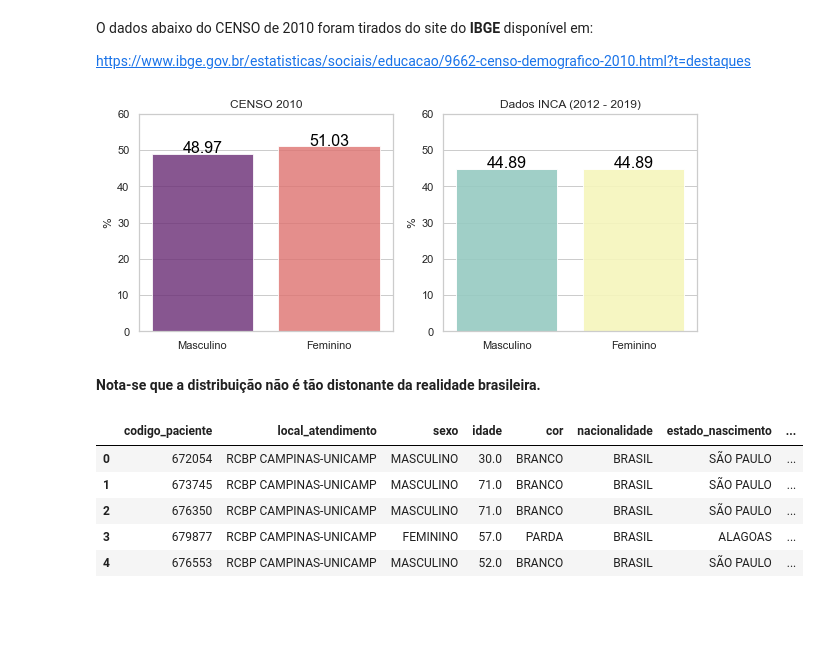
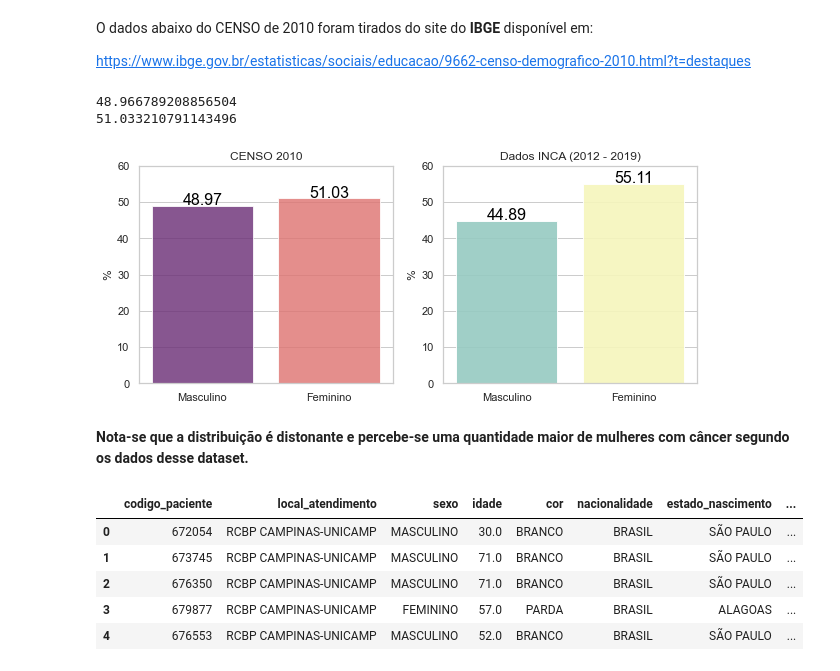
Before and after one commit to AnaPaulaPAraujo/analise_dados_cancer_brasil, a Jupyter notebook: Etapa 1/analise_geral.ipynb, the cells around one changed output. Cells and saved outputs as stored; diff of their text form; code cells hidden in the pictures; blank space fills up the shorter version.

```diff
--- a/Etapa 1/analise_geral.ipynb
+++ b/Etapa 1/analise_geral.ipynb
@@ -327,6 +327,12 @@ mulheres = 97348809
 total2 =  97348809 + 93406990
 censo_percent_h = (homens * 100) / total2
 censo_percent_m = (mulheres * 100) / total2
+
+print(censo_percent_h)
+print(censo_percent_m)
+# %% [output]
+48.966789208856504
+51.033210791143496
 # %%
 # Gráfico de comparação entre a proporção de homens e mulheres no Brasil em 2010 e os dados de pacientes com câncer.
 
@@ -348,37 +354,37 @@ plot1 = sns.barplot(
 for i in plot1.patches:
        plot1.annotate(i.get_height(),
                      (i.get_x() + i.get_width()/2,i.get_height()),
                      ha = 'center', va = 'baseline',
                      color = 'black', xytext=(0,1),
                      textcoords='offset points', fontsize=16)
 
 
 # Gráfico dados do INCA
 
 ax2.set_title('Dados INCA (2012 - 2019)')
 ax2.set_ylabel('%')
 ax2.set(ylim = (0,60))
 plot2 = sns.barplot(
         x = ['Masculino', 'Feminino'],
-        y = [round(df_percent_m,2), round(df_percent_m,2)],
+        y = [round(df_percent_m,2), round(df_percent_f,2)],
         palette = 'Set3',
         alpha = .9,
         ax = ax2
 )
 
 for i in plot2.patches:
        plot2.annotate(i.get_height(),
                      (i.get_x() + i.get_width()/2,i.get_height()),
                      ha = 'center', va = 'baseline',
                      color = 'black', xytext=(0,1),
                      textcoords='offset points', fontsize=16)
 
 
 plt.show()
 # %% [output]
-[figure, old version]
+[figure, new version]
-# %% [markdown]
-**Nota-se que a distribuição não é tão distonante da realidade brasileira.**
+# %% [markdown]
+**Nota-se que a distribuição é distonante e percebe-se uma quantidade maior de mulheres com câncer segundo os dados desse dataset.**
 # %%
 sexos_masc_fem_df.head()
 # %% [output]
```
Also changed, not shown: parts of 1 cell of this notebook.
